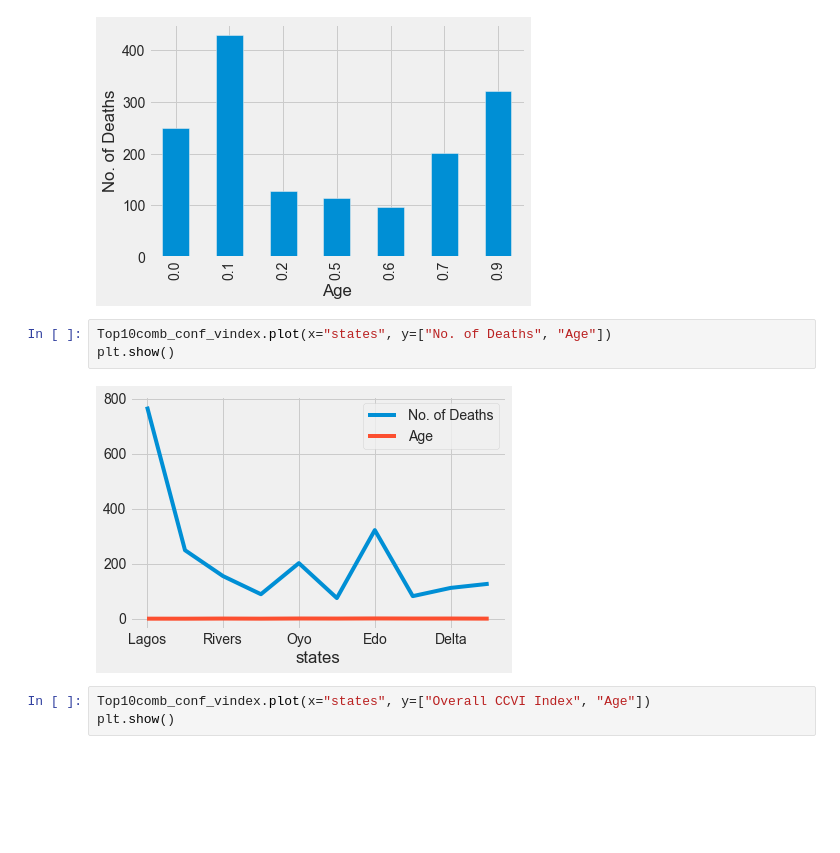
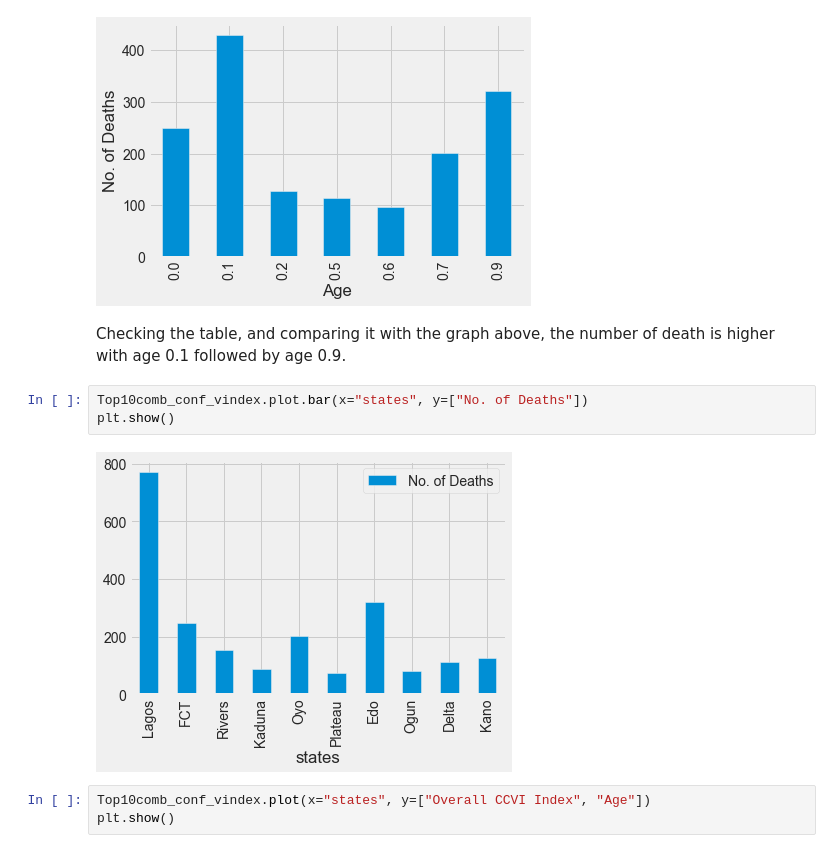
Before and after one commit to Obasteve/covid19dataanalysis, a Jupyter notebook: COVID19DATAANALYSIS.ipynb, the cells around one changed output. Saved outputs shown, nothing was run; the diff lists cells and outputs as text; blank space fills up the shorter version.

```diff
--- a/COVID19DATAANALYSIS.ipynb
+++ b/COVID19DATAANALYSIS.ipynb
@@ -575,11 +665,13 @@ Combined_ext_ncdc.head(10).groupby(['Age'])['No. of Deaths'].mean().plot.bar().s
 # %% [output]
 [Text(0.5, 0, 'Age'), Text(0, 0.5, 'No. of Deaths')]
 [figure]
+# %% [markdown]
+Checking the table, and comparing it with the graph above, the number of death is higher with age 0.1 followed by age 0.9.
 # %%
-Top10comb_conf_vindex.plot(x="states", y=["No. of Deaths", "Age"])
+Top10comb_conf_vindex.plot.bar(x="states", y=["No. of Deaths"])
 plt.show()
 # %% [output]
-[figure, old version]
+[figure, new version]
 # %%
 Top10comb_conf_vindex.plot(x="states", y=["Overall CCVI Index", "Age"])
 plt.show()
```
Also changed, not shown: parts of 53 cells of this notebook, 1 other file.
